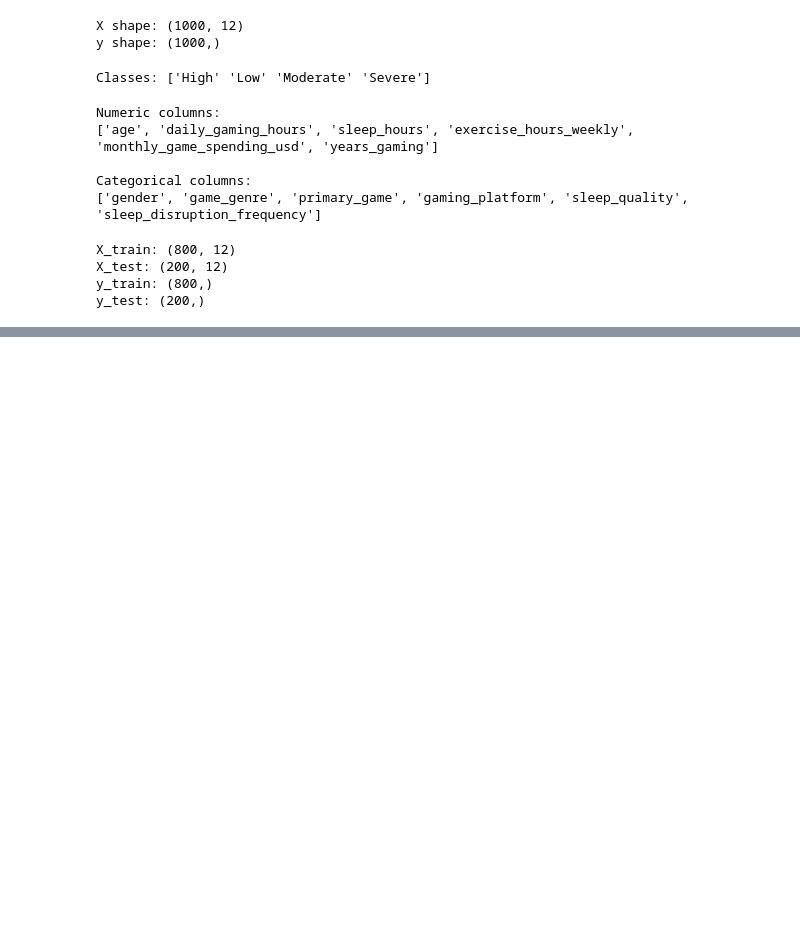
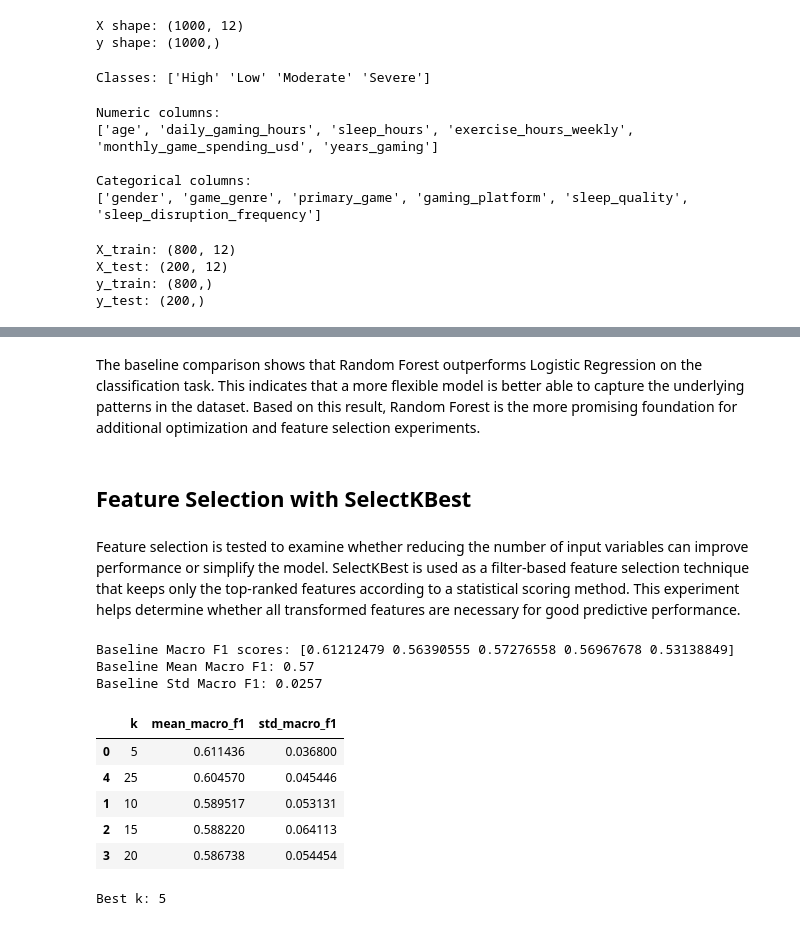
Before and after one commit to BorisTsankov/Security-Predictor, a Jupyter notebook: notebooks/03_modeling.ipynb, the cells around one changed output, grey strips where cells are left out. Saved outputs shown, nothing was run; the diff lists cells and outputs as text; code cells hidden in the pictures; blank space fills up the shorter version.

Commit message:
improvements on model preformance

```diff
--- a/notebooks/03_modeling.ipynb
+++ b/notebooks/03_modeling.ipynb
@@ -231,0 +250,77 @@ results.sort_values(by="Macro F1", ascending=False)
+# %% [markdown]
+The baseline comparison shows that Random Forest outperforms Logistic Regression on the classification task. This indicates that a more flexible model is better able to capture the underlying patterns in the dataset. Based on this result, Random Forest is the more promising foundation for additional optimization and feature selection experiments.
+# %% [markdown]
+## Feature Selection with SelectKBest
+# %% [markdown]
+Feature selection is tested to examine whether reducing the number of input variables can improve performance or simplify the model. SelectKBest is used as a filter-based feature selection technique that keeps only the top-ranked features according to a statistical scoring method. This experiment helps determine whether all transformed features are necessary for good predictive performance.
+# %%
+cv = StratifiedKFold(n_splits=5, shuffle=True, random_state=42)
+# %%
+baseline_model = Pipeline(steps=[
+    ("preprocessor", preprocessor),
+    ("classifier", RandomForestClassifier(
+        n_estimators=200,
+        random_state=42
+    ))
+])
+
+baseline_scores = cross_val_score(
+    baseline_model,
+    X,
+    y_encoded,
+    cv=cv,
+    scoring="f1_macro"
+)
+
+print("Baseline Macro F1 scores:", baseline_scores)
+print("Baseline Mean Macro F1:", round(baseline_scores.mean(), 4))
+print("Baseline Std Macro F1:", round(baseline_scores.std(), 4))
+# %% [output]
+Baseline Macro F1 scores: [0.61212479 0.56390555 0.57276558 0.56967678 0.53138849]
+Baseline Mean Macro F1: 0.57
+Baseline Std Macro F1: 0.0257
+# %%
+results_kbest = []
+
+for k in [5, 10, 15, 20, 25]:
+    model = Pipeline(steps=[
+        ("preprocessor", preprocessor),
+        ("selector", SelectKBest(score_func=mutual_info_classif, k=k)),
+        ("classifier", RandomForestClassifier(
+            n_estimators=200,
+            random_state=42
+        ))
+    ])
+
+    scores = cross_val_score(
+        model,
+        X,
+        y_encoded,
+        cv=cv,
+        scoring="f1_macro"
+    )
+
+    results_kbest.append({
+        "k": k,
+        "mean_macro_f1": scores.mean(),
+        "std_macro_f1": scores.std()
+    })
+
+results_kbest_df = pd.DataFrame(results_kbest).sort_values(
+    by="mean_macro_f1",
+    ascending=False
+)
+
+results_kbest_df
+# %% [output]
+|  | k | mean_macro_f1 | std_macro_f1 |
+| 0 | 5 | 0.611436 | 0.036800 |
+| 4 | 25 | 0.604570 | 0.045446 |
+| 1 | 10 | 0.589517 | 0.053131 |
+| 2 | 15 | 0.588220 | 0.064113 |
+| 3 | 20 | 0.586738 | 0.054454 |
+# %%
+best_k = int(results_kbest_df.iloc[0]["k"])
+print("Best k:", best_k)
+# %% [output]
+Best k: 5
```
Also changed, not shown: parts of 34 cells of this notebook.
